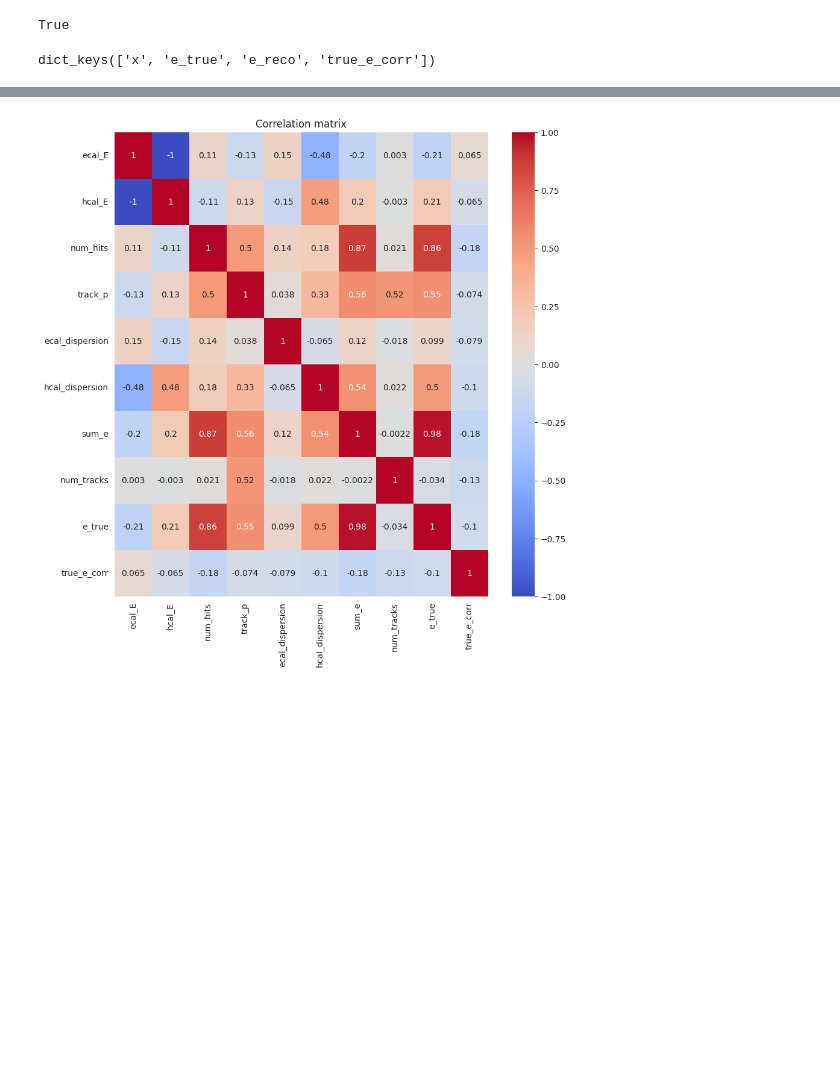
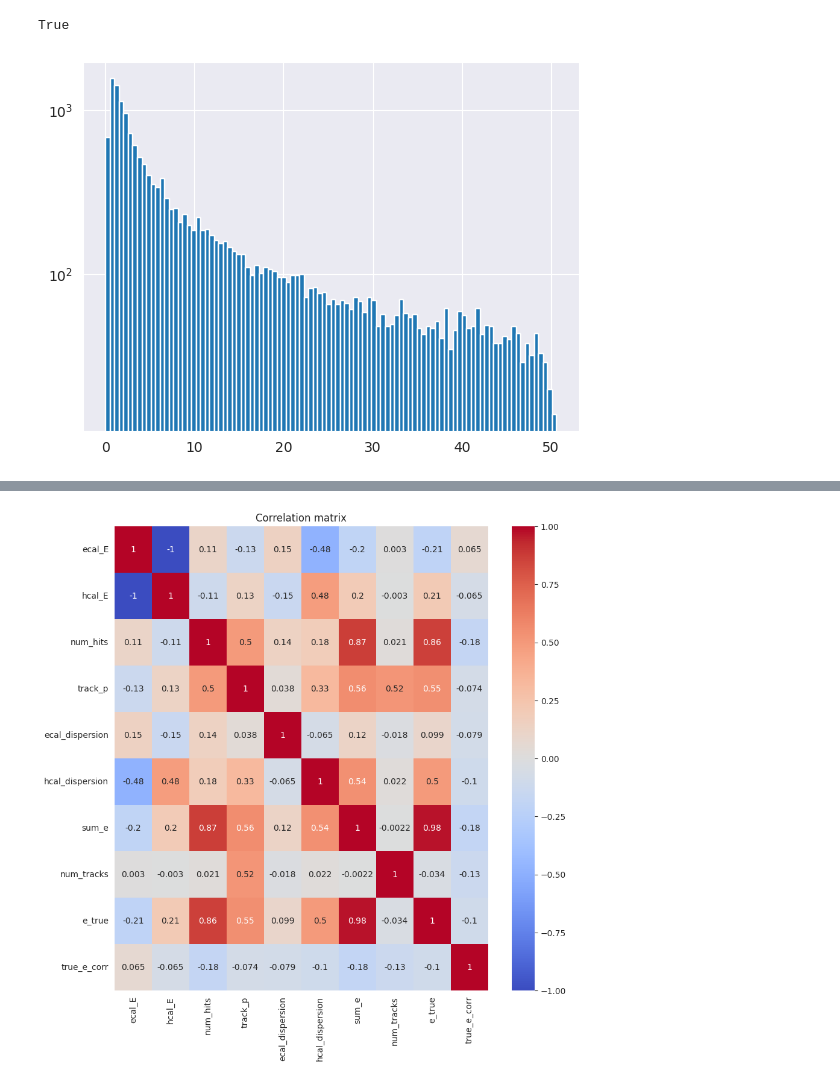
Before and after one commit to selvaggi/mlpf, a Jupyter notebook: notebooks/7_clustering_features.ipynb, the cells around one changed output, grey strips where cells are left out. Cells and saved outputs as stored; diff of their text form; code cells hidden in the pictures; blank space fills up the shorter version.

```diff
--- a/notebooks/7_clustering_features.ipynb
+++ b/notebooks/7_clustering_features.ipynb
@@ -11,11 +11,14 @@ print(torch.cuda.is_available())  # in case needed
 # %% [output]
 True
 # %%
-path = "/afs/cern.ch/work/g/gkrzmanc/mlpf_results/cluster_features/cluster_features"
+path = "/eos/user/g/gkrzmanc/2024/train_EC_with_track_chis/cluster_features/"
 r = {}
 for file in os.listdir(path):
+    # skip if file is a directory
+    if os.path.isdir(os.path.join(path, file)):
+        continue
     f = pickle.load(open(os.path.join(path, file), "rb"))
-    for key in f:
+    for key in ["x", "e_true_corrected_daughters", "e_true"]:
         if key not in r:
             r[key] = f[key]
         else:
@@ -23,6 +26,14 @@ for file in os.listdir(path):
 # %%
 x_names = ["ecal_E", "hcal_E", "num_hits", "track_p", "ecal_dispersion", "hcal_dispersion", "sum_e", "num_tracks"]
 # %%
-r.keys()
+hit_chis = r["x"][:, 8]
+import numpy as np
+
+abs_energy_diff= np.abs(r["e_true"] - r["e_true_corrected_daughters"])
-# %% [output]
-dict_keys(['x', 'e_true', 'e_reco', 'true_e_corr'])
+# %%
+fig, ax = plt.subplots()
+ax.hist(r["e_true_corrected_daughters"], bins=100)
+ax.set_yscale("log")
+fig.show()
+# %% [output]
+[figure, added]
```
Also changed, not shown: parts of 3 cells of this notebook, 1 other file.
